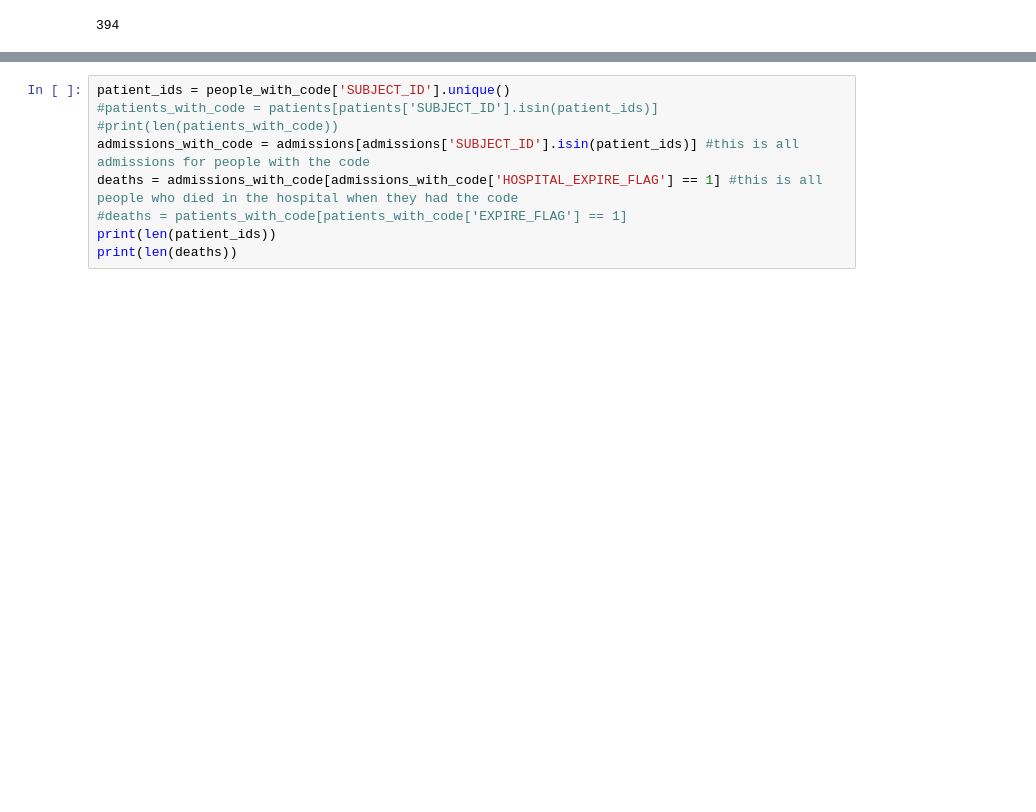
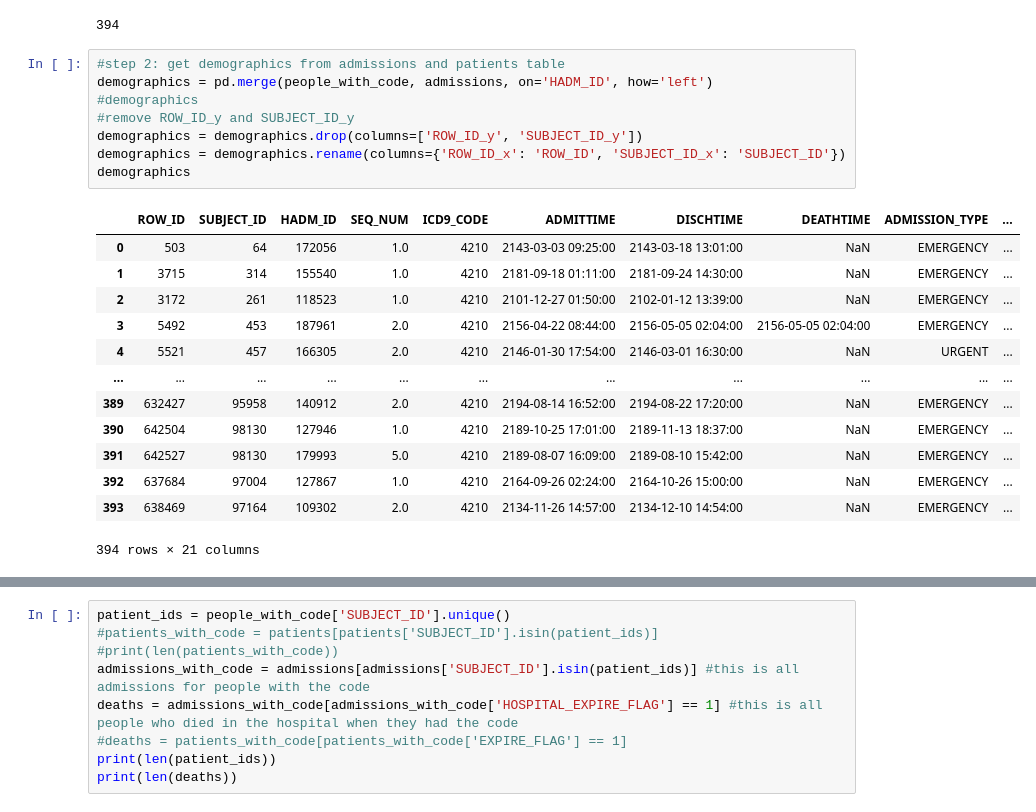
Before and after one commit to SoppingBook/Precision-Medicine-BIOE5860, a Jupyter notebook: Finding Diagnoses Ages.ipynb, the cells around one changed output, grey strips where cells are left out. Cells and saved outputs as stored; diff of their text form; blank space fills up the shorter version.

```diff
--- a/Finding Diagnoses Ages.ipynb
+++ b/Finding Diagnoses Ages.ipynb
@@ -138,3 +140,25 @@ people_with_code = diagnoses[diagnoses['ICD9_CODE'].str.startswith(str(my_code),
 print(len(people_with_code))
 # %% [output]
 394
+# %%
+#step 2: get demographics from admissions and patients table
+demographics = pd.merge(people_with_code, admissions, on='HADM_ID', how='left')
+#demographics
+#remove ROW_ID_y and SUBJECT_ID_y
+demographics = demographics.drop(columns=['ROW_ID_y', 'SUBJECT_ID_y'])
+demographics = demographics.rename(columns={'ROW_ID_x': 'ROW_ID', 'SUBJECT_ID_x': 'SUBJECT_ID'})
+demographics
+# %% [output]
+|  | ROW_ID | SUBJECT_ID | HADM_ID | SEQ_NUM | ICD9_CODE | ADMITTIME | DISCHTIME | DEATHTIME | ADMISSION_TYPE | ... |
+| 0 | 503 | 64 | 172056 | 1.0 | 4210 | 2143-03-03 09:25:00 | 2143-03-18 13:01:00 | NaN | EMERGENCY | ... |
+| 1 | 3715 | 314 | 155540 | 1.0 | 4210 | 2181-09-18 01:11:00 | 2181-09-24 14:30:00 | NaN | EMERGENCY | ... |
+| 2 | 3172 | 261 | 118523 | 1.0 | 4210 | 2101-12-27 01:50:00 | 2102-01-12 13:39:00 | NaN | EMERGENCY | ... |
+| 3 | 5492 | 453 | 187961 | 2.0 | 4210 | 2156-04-22 08:44:00 | 2156-05-05 02:04:00 | 2156-05-05 02:04:00 | EMERGENCY | ... |
+| 4 | 5521 | 457 | 166305 | 2.0 | 4210 | 2146-01-30 17:54:00 | 2146-03-01 16:30:00 | NaN | URGENT | ... |
+| ... | ... | ... | ... | ... | ... | ... | ... | ... | ... | ... |
+| 389 | 632427 | 95958 | 140912 | 2.0 | 4210 | 2194-08-14 16:52:00 | 2194-08-22 17:20:00 | NaN | EMERGENCY | ... |
+| 390 | 642504 | 98130 | 127946 | 1.0 | 4210 | 2189-10-25 17:01:00 | 2189-11-13 18:37:00 | NaN | EMERGENCY | ... |
+| 391 | 642527 | 98130 | 179993 | 5.0 | 4210 | 2189-08-07 16:09:00 | 2189-08-10 15:42:00 | NaN | EMERGENCY | ... |
+| 392 | 637684 | 97004 | 127867 | 1.0 | 4210 | 2164-09-26 02:24:00 | 2164-10-26 15:00:00 | NaN | EMERGENCY | ... |
+| 393 | 638469 | 97164 | 109302 | 2.0 | 4210 | 2134-11-26 14:57:00 | 2134-12-10 14:54:00 | NaN | EMERGENCY | ... |
+394 rows × 21 columns
```
Also changed, not shown: parts of 6 cells of this notebook.
